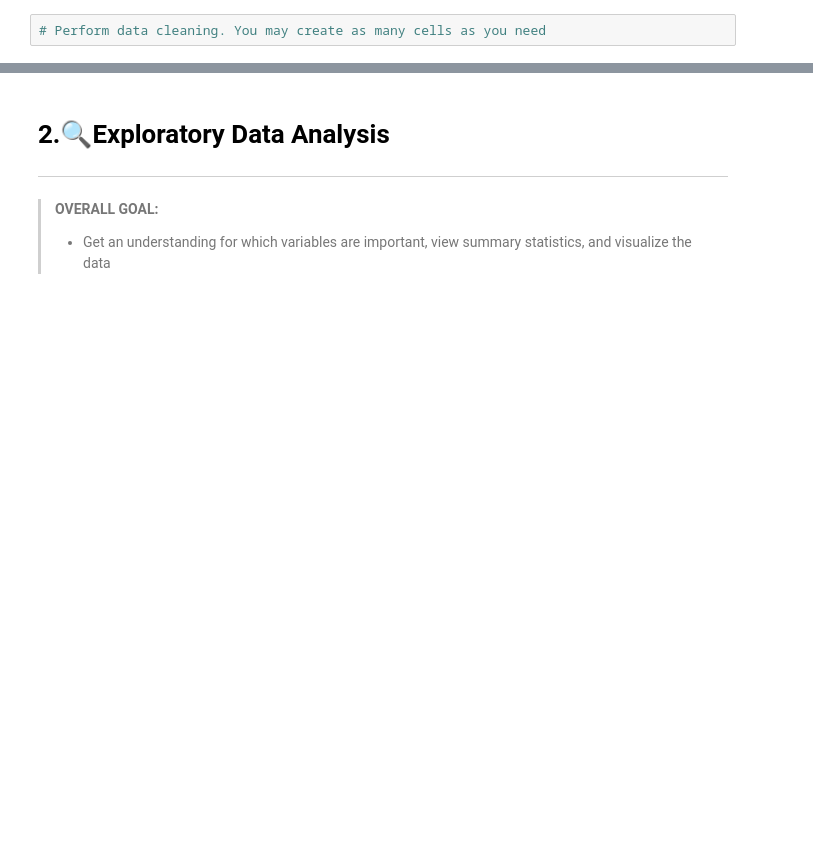
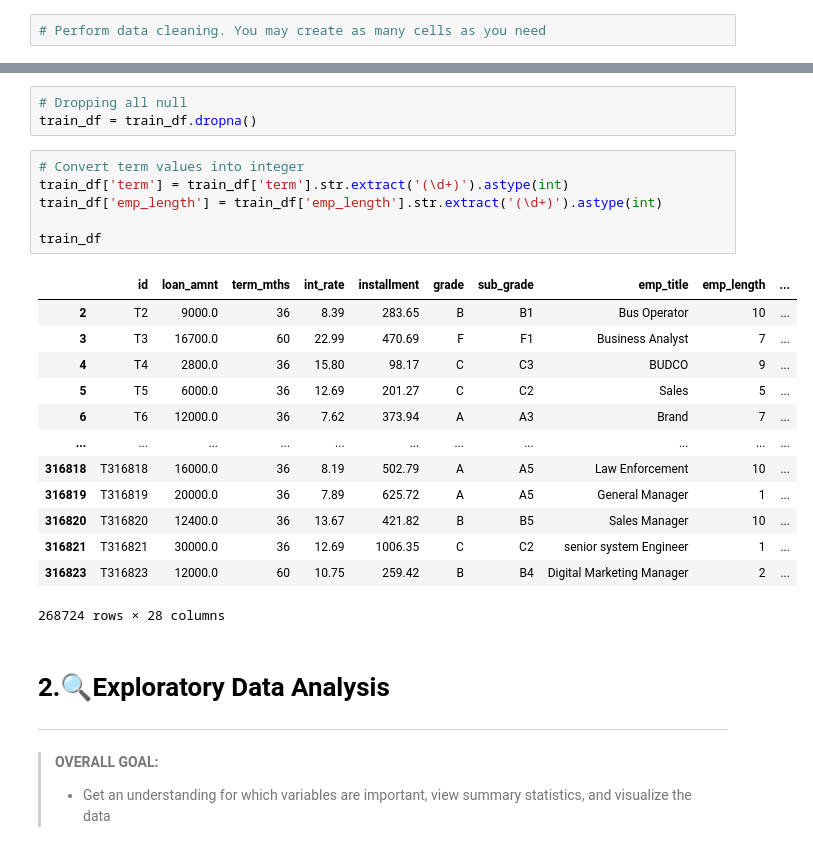
Before and after one commit to cgkw94/LendingClub-Loan-Default-ML, a Jupyter notebook: AI200_Lending_Club_Capstone_Project_[Student].ipynb, the cells around one changed output, grey strips where cells are left out. Saved outputs shown, nothing was run; the diff lists cells and outputs as text; blank space fills up the shorter version.

```diff
--- a/AI200_Lending_Club_Capstone_Project_[Student].ipynb
+++ b/AI200_Lending_Club_Capstone_Project_[Student].ipynb
@@ -316,3 +402,26 @@ So in the real world, when your column to be predicted has more than 2 outcomes,
+# %%
+# Dropping all null
+train_df = train_df.dropna()
+# %%
+# Convert term values into integer
+train_df['term'] = train_df['term'].str.extract('(\d+)').astype(int)
+train_df['emp_length'] = train_df['emp_length'].str.extract('(\d+)').astype(int)
+
+train_df
+# %% [output]
+|  | id | loan_amnt | term_mths | int_rate | installment | grade | sub_grade | emp_title | emp_length | ... |
+| 2 | T2 | 9000.0 | 36 | 8.39 | 283.65 | B | B1 | Bus Operator | 10 | ... |
+| 3 | T3 | 16700.0 | 60 | 22.99 | 470.69 | F | F1 | Business Analyst | 7 | ... |
+| 4 | T4 | 2800.0 | 36 | 15.80 | 98.17 | C | C3 | BUDCO | 9 | ... |
+| 5 | T5 | 6000.0 | 36 | 12.69 | 201.27 | C | C2 | Sales | 5 | ... |
+| 6 | T6 | 12000.0 | 36 | 7.62 | 373.94 | A | A3 | Brand | 7 | ... |
+| ... | ... | ... | ... | ... | ... | ... | ... | ... | ... | ... |
+| 316818 | T316818 | 16000.0 | 36 | 8.19 | 502.79 | A | A5 | Law Enforcement | 10 | ... |
+| 316819 | T316819 | 20000.0 | 36 | 7.89 | 625.72 | A | A5 | General Manager | 1 | ... |
+| 316820 | T316820 | 12400.0 | 36 | 13.67 | 421.82 | B | B5 | Sales Manager | 10 | ... |
+| 316821 | T316821 | 30000.0 | 36 | 12.69 | 1006.35 | C | C2 | senior system Engineer | 1 | ... |
+| 316823 | T316823 | 12000.0 | 60 | 10.75 | 259.42 | B | B4 | Digital Marketing Manager | 2 | ... |
+268724 rows × 28 columns
 # %% [markdown]
 # 2.🔍Exploratory Data Analysis
 ---
```
Also changed, not shown: parts of 8 cells of this notebook.
